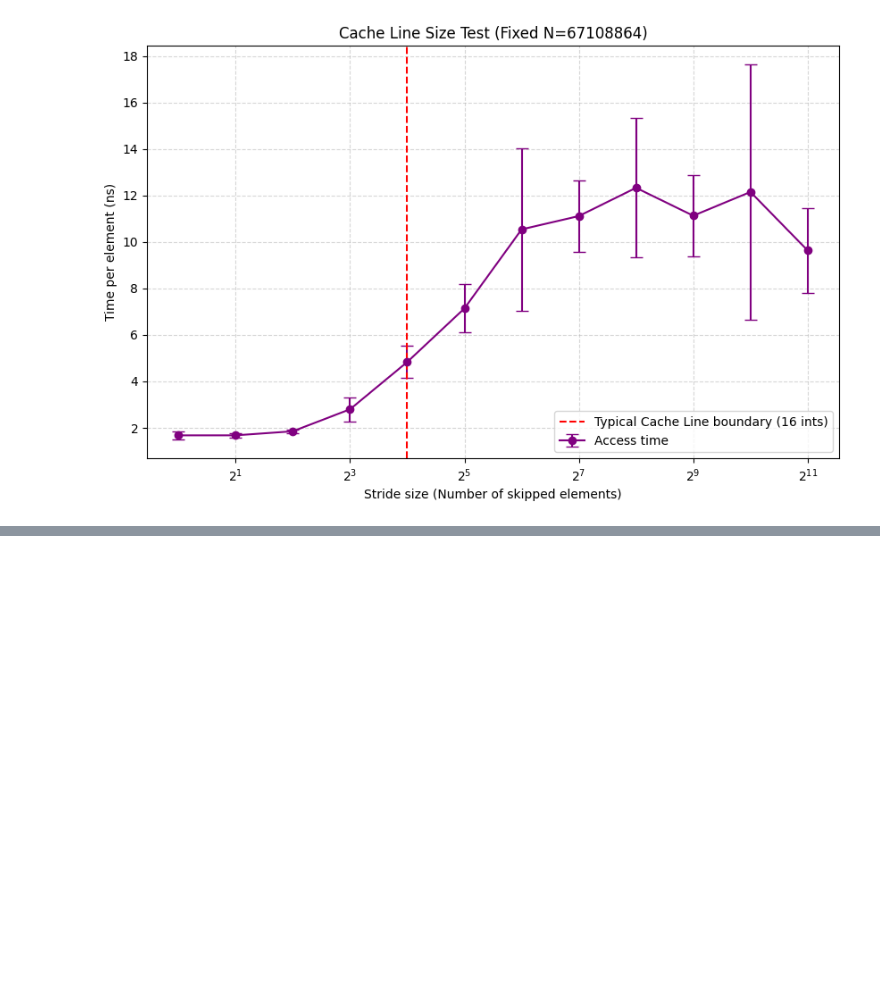
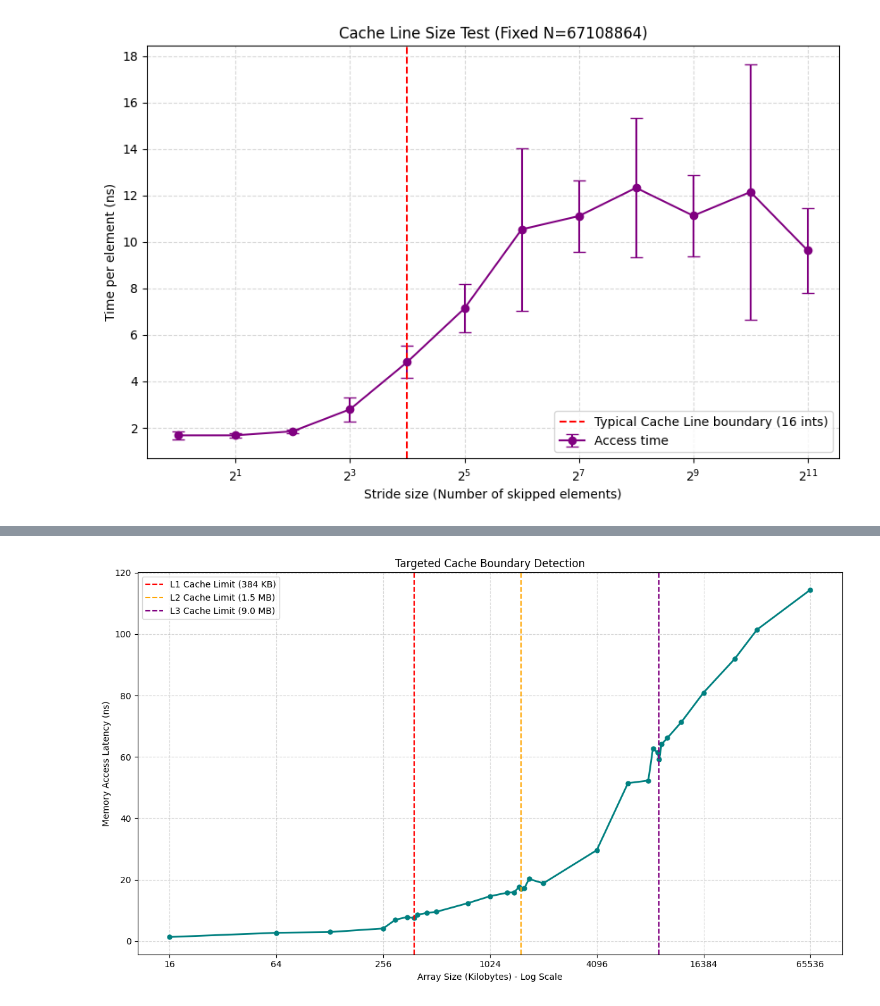
Before and after one commit to pozoj3/GraphProject, a Jupyter notebook: data/arraydata.ipynb, the cells around one changed output, grey strips where cells are left out. Drawn from its saved outputs; the diff is of its cells as text; code cells hidden in the pictures; blank space fills up the shorter version.

```diff
--- a/data/arraydata.ipynb
+++ b/data/arraydata.ipynb
@@ -221,0 +423,90 @@ Finished for stride = 2048
+# %%
+import subprocess
+import numpy as np
+import matplotlib.pyplot as plt
+import os
+import sys
+
+print("Compiling C++ code...")
+bin_chase = "pointer_chasing.exe" if os.name == 'nt' else "./pointer_chasing"
+
+compile_process = subprocess.run(
+    ["g++", "-O3", "pointer_chasing.cpp", "-o", bin_chase.replace('./', '')],
+    capture_output=True, text=True
+)
+
+if compile_process.returncode != 0:
+    print("❌ COMPILATION ERROR!")
+    print(compile_process.stderr)
+    sys.exit(1)
+else:
+    print("✅ Compilation finished! Starting targeted precise measurements...\n")
+
+# Targeted test sizes in KB.
+# Notice how we cluster the tests tightly around 384, 1536, and 9216.
+target_kbs = [
+    # Deep in L1
+    16, 64, 128, 256,
+    # L1 Boundary (384 KB)
+    300, 350, 384, 400, 450, 512,
+    # Deep in L2
+    768, 1024, 1280,
+    # L2 Boundary (1.5 MB = 1536 KB)
+    1400, 1500, 1536, 1600, 1700, 2048,
+    # Deep in L3
+    4096, 6144, 8000,
+    # L3 Boundary (9 MB = 9216 KB)
+    8500, 9000, 9216, 9500, 10240, 12288,
+    # Out in the RAM wilderness
+    16384, 24576, 32768, 65536
+]
+
+target_kbs = sorted(list(set(target_kbs))) # Sort and remove any duplicates
+
+sizes_in_kb = []
+times_per_access = []
+
+for kb in target_kbs:
+    # Convert KB back to number of integers (N) for the C++ program
+    # KB * 1024 = bytes. Divide by 4 (bytes per int) to get N.
+    n = int((kb * 1024) / 4)
+
+    res = subprocess.run([bin_chase, str(n)], capture_output=True, text=True)
+    out_parts = res.stdout.strip().split()
+
+    if len(out_parts) == 2:
+        total_time = int(out_parts[0])
+        accesses = int(out_parts[1])
+        times_per_access.append(total_time / accesses)
+        sizes_in_kb.append(kb)
+
+    print(f"Tested Size: {kb:8.1f} KB | Time: {times_per_access[-1]:.2f} ns")
+
+# --- PLOTTING ---
+plt.figure(figsize=(12, 7))
+
+plt.plot(sizes_in_kb, times_per_access, marker='o', markersize=5, linestyle='-', color='teal', linewidth=2)
+
+# Dodavanje vertikalnih linija
+plt.axvline(x=384, color='red', linestyle='--', label='L1 Cache Limit (384 KB)')
+plt.axvline(x=1536, color='orange', linestyle='--', label='L2 Cache Limit (1.5 MB)')
+plt.axvline(x=9216, color='purple', linestyle='--', label='L3 Cache Limit (9.0 MB)')
+
+plt.xscale('log', base=2)
+plt.xlabel('Array Size (Kilobytes) - Log Scale')
+plt.ylabel('Memory Access Latency (ns)')
+plt.title('Targeted Cache Boundary Detection')
+plt.legend()
+plt.grid(True, which="both", ls="--", alpha=0.5)
+
+from matplotlib.ticker import ScalarFormatter
+plt.gca().xaxis.set_major_formatter(ScalarFormatter())
+
+# --- NOVI DIO ZA ČIŠĆU X-OS ---
+# Definiramo samo nekoliko glavnih točaka da graf diše
+ciste_oznake = [16, 64, 256, 1024, 4096, 16384, 65536]
+plt.xticks(ciste_oznake, ciste_oznake)
+
+plt.tight_layout()
+plt.show()
+# %% [output]
@@ -221,0 +530 @@ Finished for stride = 2048
+[figure, added]
```
Also changed, not shown: parts of 7 cells of this notebook, 3 other files.
